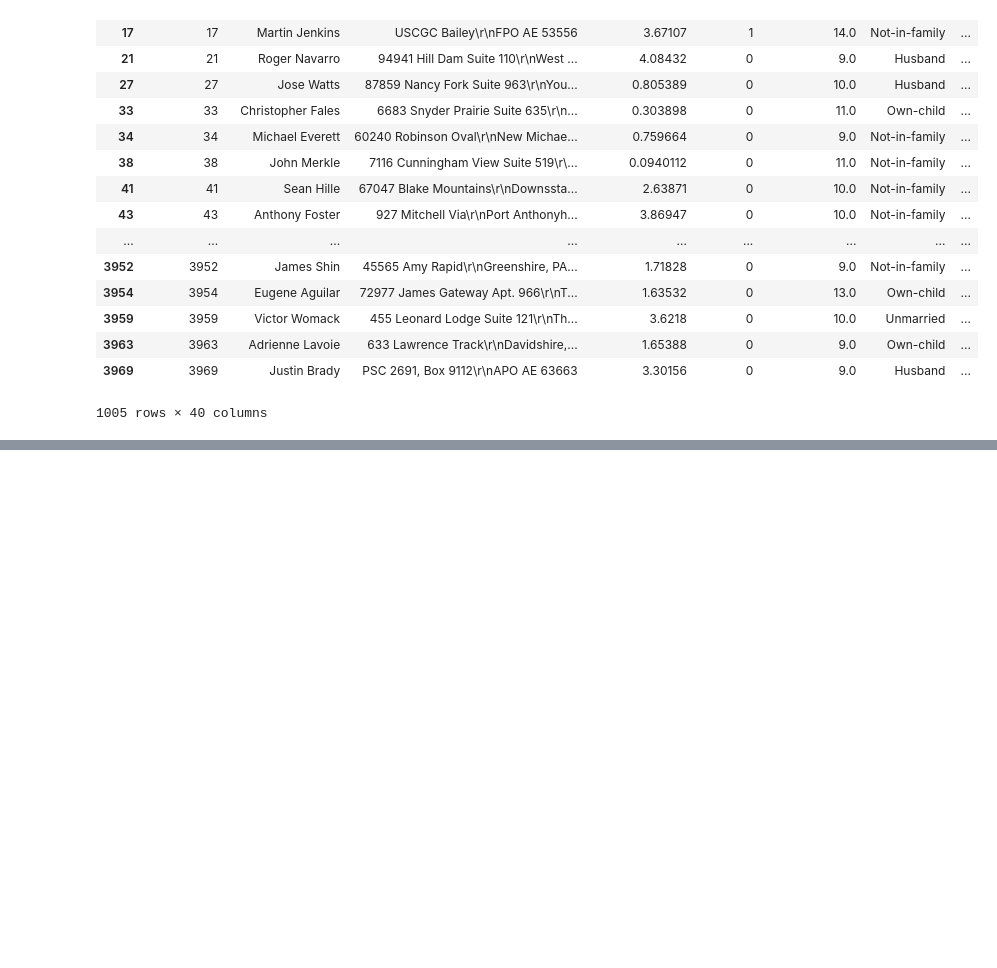
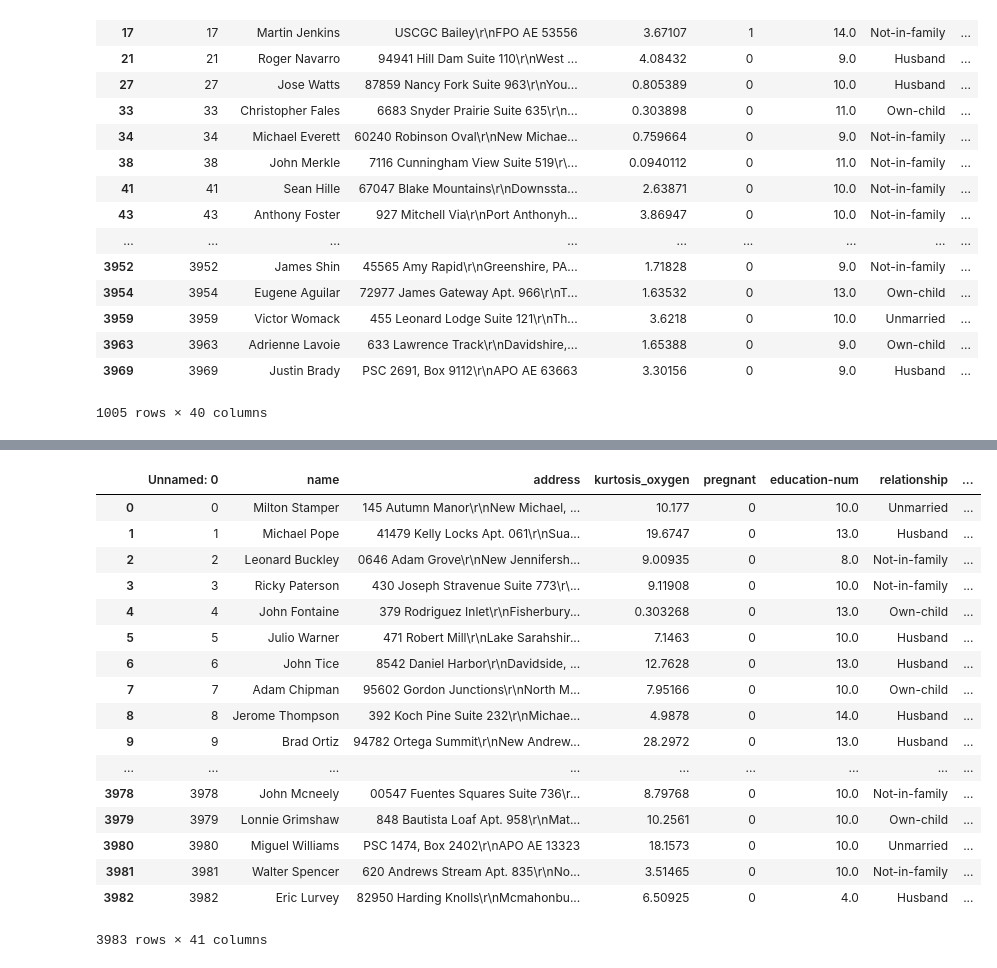
Before and after one commit to LBukai/IAU_project, a Jupyter notebook: phase3.ipynb, the cells around one changed output, grey strips where cells are left out. Cells and saved outputs as stored; diff of their text form; code cells hidden in the pictures; blank space fills up the shorter version.

```diff
--- a/phase3.ipynb
+++ b/phase3.ipynb
@@ -274,0 +366,21 @@ train_1[train_1['class'] != train_1['pred_class']][['class', 'pred_class']]
+# %%
+train_1
+# %% [output]
+|  | Unnamed: 0 | name | address | kurtosis_oxygen | pregnant | education-num | relationship | ... |
+| 0 | 0 | Milton Stamper | 145 Autumn Manor\r\nNew Michael, ... | 10.177 | 0 | 10.0 | Unmarried | ... |
+| 1 | 1 | Michael Pope | 41479 Kelly Locks Apt. 061\r\nSua... | 19.6747 | 0 | 13.0 | Husband | ... |
+| 2 | 2 | Leonard Buckley | 0646 Adam Grove\r\nNew Jennifersh... | 9.00935 | 0 | 8.0 | Not-in-family | ... |
+| 3 | 3 | Ricky Paterson | 430 Joseph Stravenue Suite 773\r\... | 9.11908 | 0 | 10.0 | Not-in-family | ... |
+| 4 | 4 | John Fontaine | 379 Rodriguez Inlet\r\nFisherbury... | 0.303268 | 0 | 13.0 | Own-child | ... |
+| 5 | 5 | Julio Warner | 471 Robert Mill\r\nLake Sarahshir... | 7.1463 | 0 | 10.0 | Husband | ... |
+| 6 | 6 | John Tice | 8542 Daniel Harbor\r\nDavidside, ... | 12.7628 | 0 | 13.0 | Husband | ... |
+| 7 | 7 | Adam Chipman | 95602 Gordon Junctions\r\nNorth M... | 7.95166 | 0 | 10.0 | Own-child | ... |
+| 8 | 8 | Jerome Thompson | 392 Koch Pine Suite 232\r\nMichae... | 4.9878 | 0 | 14.0 | Husband | ... |
+| 9 | 9 | Brad Ortiz | 94782 Ortega Summit\r\nNew Andrew... | 28.2972 | 0 | 13.0 | Husband | ... |
+| ... | ... | ... | ... | ... | ... | ... | ... | ... |
+| 3978 | 3978 | John Mcneely | 00547 Fuentes Squares Suite 736\r... | 8.79768 | 0 | 10.0 | Not-in-family | ... |
+| 3979 | 3979 | Lonnie Grimshaw | 848 Bautista Loaf Apt. 958\r\nMat... | 10.2561 | 0 | 10.0 | Own-child | ... |
+| 3980 | 3980 | Miguel Williams | PSC 1474, Box 2402\r\nAPO AE 13323 | 18.1573 | 0 | 10.0 | Unmarried | ... |
+| 3981 | 3981 | Walter Spencer | 620 Andrews Stream Apt. 835\r\nNo... | 3.51465 | 0 | 10.0 | Not-in-family | ... |
+| 3982 | 3982 | Eric Lurvey | 82950 Harding Knolls\r\nMcmahonbu... | 6.50925 | 0 | 4.0 | Husband | ... |
+3983 rows × 41 columns
```
Also changed, not shown: parts of 10 cells of this notebook.
